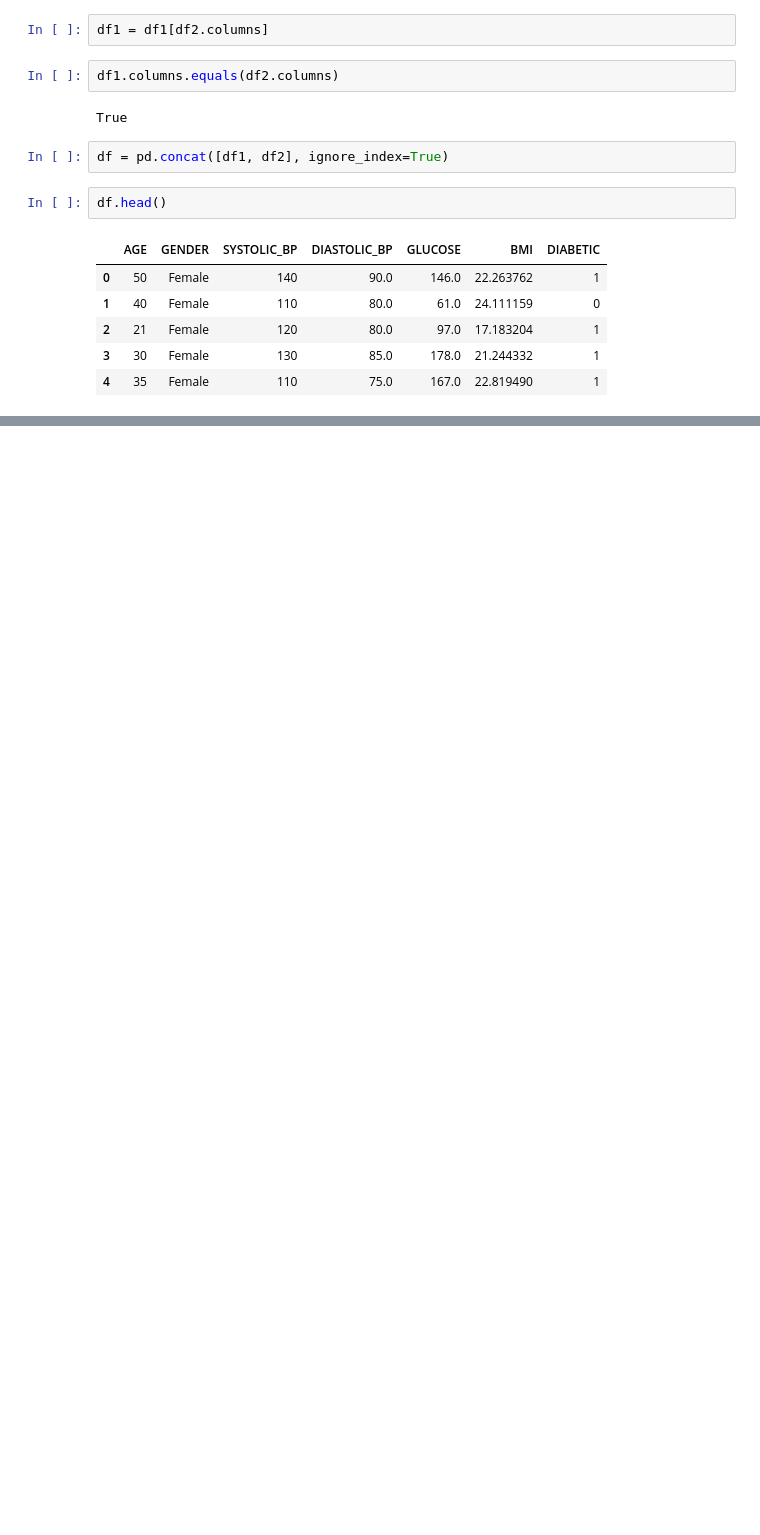
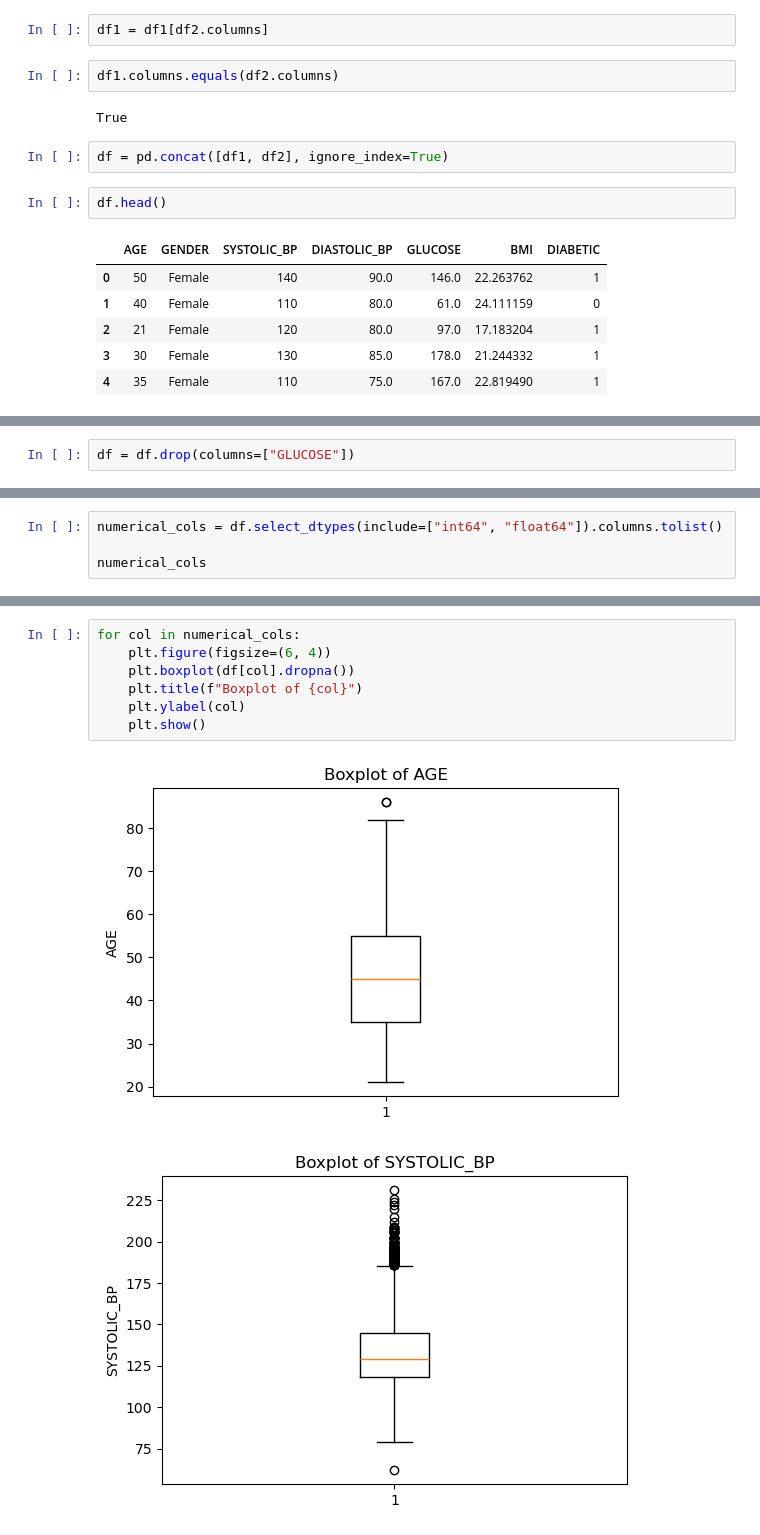
Before and after one commit to habib33-3/diabetes-detection-system, a Jupyter notebook: merged-dataset.ipynb, the cells around one changed output, grey strips where cells are left out. Cells and saved outputs as stored; diff of their text form; blank space fills up the shorter version.

```diff
--- a/merged-dataset.ipynb
+++ b/merged-dataset.ipynb
@@ -179,0 +305,2 @@ df.head()
+# %%
+df = df.drop(columns=["GLUCOSE"])
@@ -179,0 +309,4 @@ df.head()
+# %%
+numerical_cols = df.select_dtypes(include=["int64", "float64"]).columns.tolist()
+
+numerical_cols
@@ -179,0 +340,10 @@ df.head()
+# %%
+for col in numerical_cols:
+    plt.figure(figsize=(6, 4))
+    plt.boxplot(df[col].dropna())
+    plt.title(f"Boxplot of {col}")
+    plt.ylabel(col)
+    plt.show()
+# %% [output]
+[figure, added]
+[figure, added]
```
Also changed, not shown: parts of 33 cells of this notebook, 2 other files.
